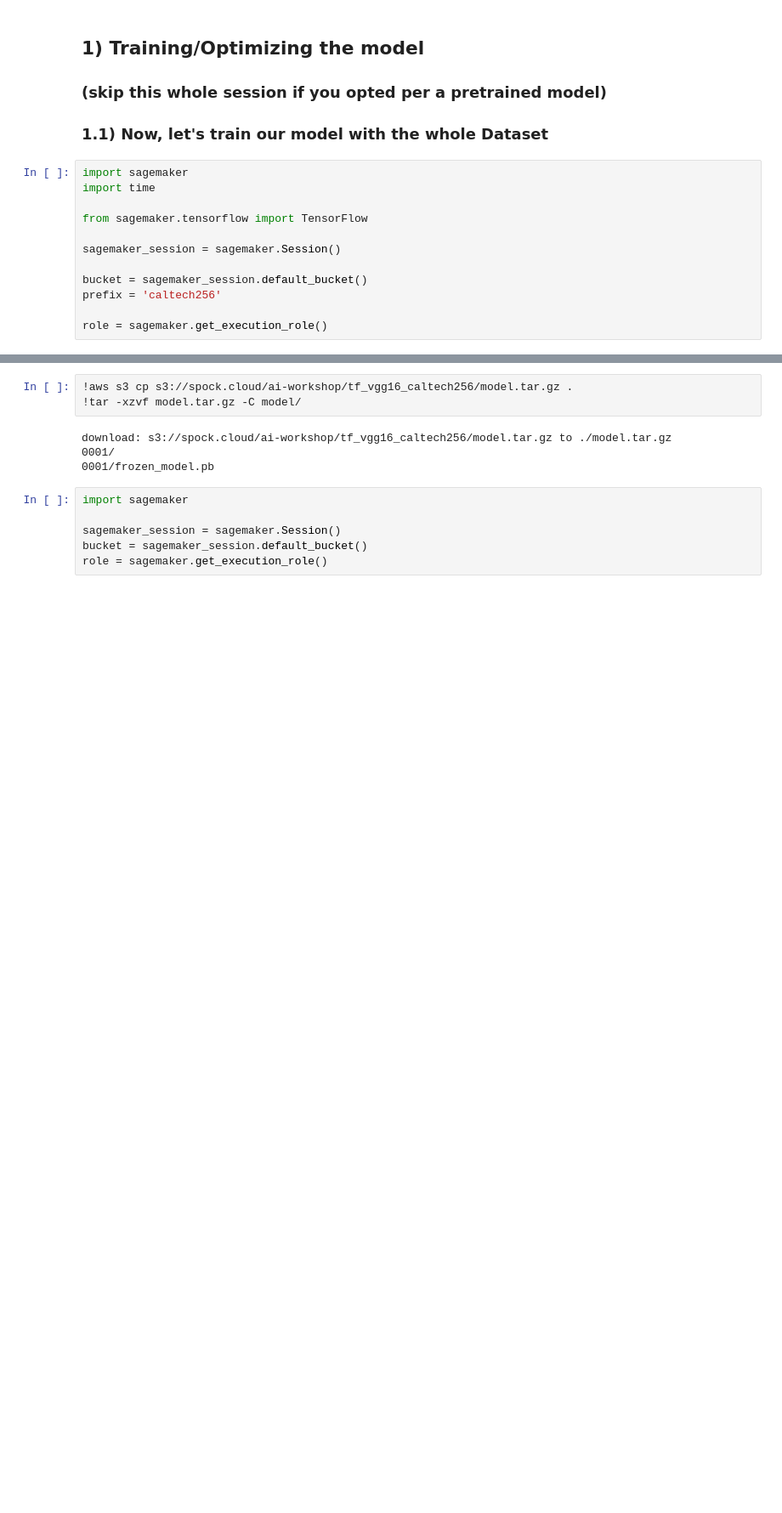
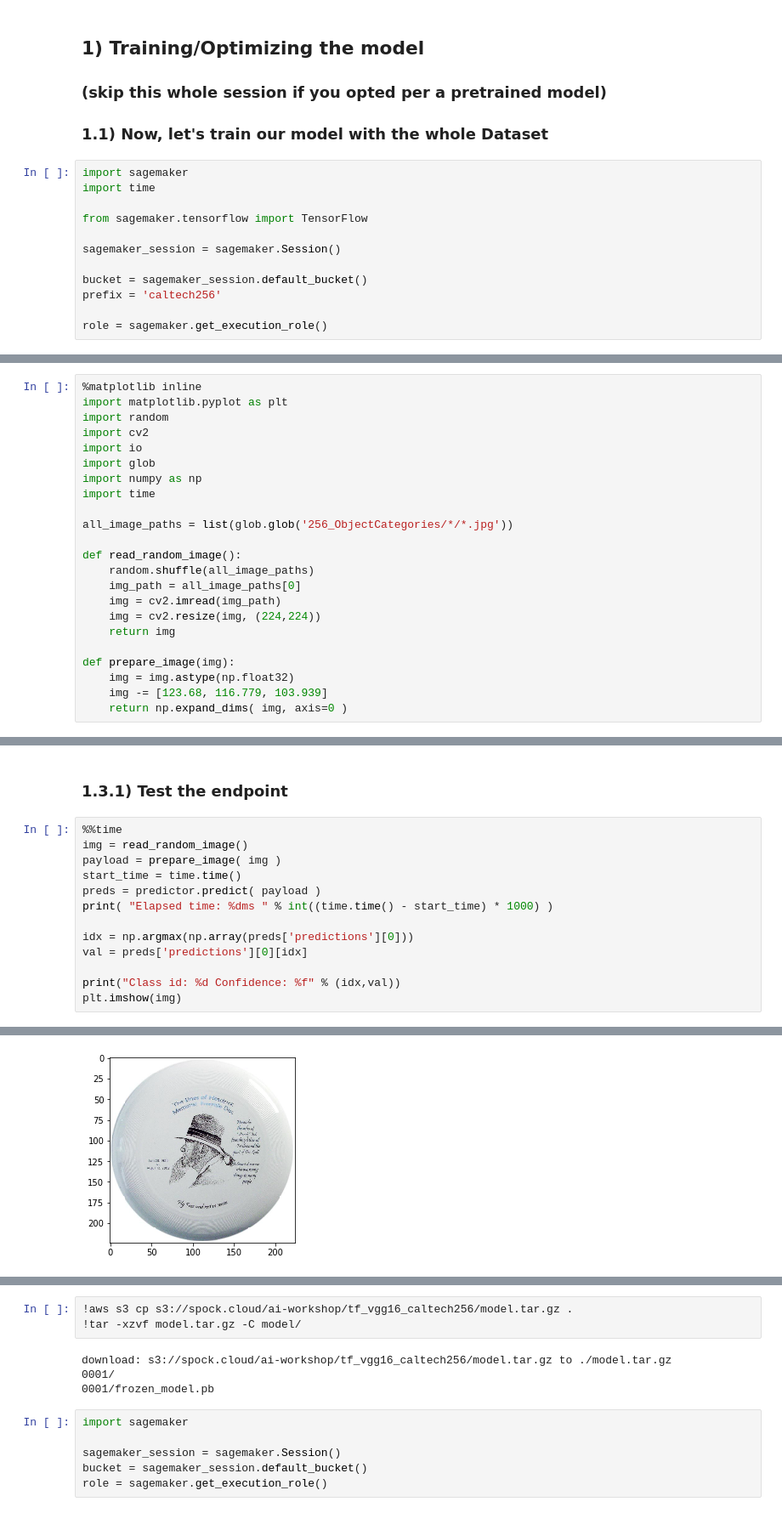
Before and after one commit to samir-souza/laboratory, a Jupyter notebook: 04_NeoOptmization/VGG 16 with Caltech256 - Part 2.ipynb, the cells around one changed output, grey strips where cells are left out. Shown at 85% size. Cells and saved outputs as stored; diff of their text form; blank space fills up the shorter version.

```diff
--- a/04_NeoOptmization/VGG 16 with Caltech256 - Part 2.ipynb
+++ b/04_NeoOptmization/VGG 16 with Caltech256 - Part 2.ipynb
@@ -95 +98,24 @@ Billable seconds: 3328
+# %%
+%matplotlib inline
+import matplotlib.pyplot as plt
+import random
+import cv2
+import io
+import glob
+import numpy as np
+import time
+
+all_image_paths = list(glob.glob('256_ObjectCategories/*/*.jpg'))
+
+def read_random_image():
+    random.shuffle(all_image_paths)
+    img_path = all_image_paths[0]
+    img = cv2.imread(img_path)
+    img = cv2.resize(img, (224,224))
+    return img
+
+def prepare_image(img):
+    img = img.astype(np.float32)
+    img -= [123.68, 116.779, 103.939]
+    return np.expand_dims( img, axis=0 )
 # %% [markdown]
@@ -96,0 +132,16 @@ Billable seconds: 3328
+# %% [markdown]
+### 1.3.1) Test the endpoint
+# %%
+%%time
+img = read_random_image()
+payload = prepare_image( img )
+start_time = time.time()
+preds = predictor.predict( payload )
+print( "Elapsed time: %dms " % int((time.time() - start_time) * 1000) )
+
+idx = np.argmax(np.array(preds['predictions'][0]))
+val = preds['predictions'][0][idx]
+
+print("Class id: %d Confidence: %f" % (idx,val))
+plt.imshow(img)
+# %% [output]
@@ -96,0 +152 @@ Billable seconds: 3328
+[figure, added]
```
Also changed, not shown: parts of 34 cells of this notebook, 1 other file.
